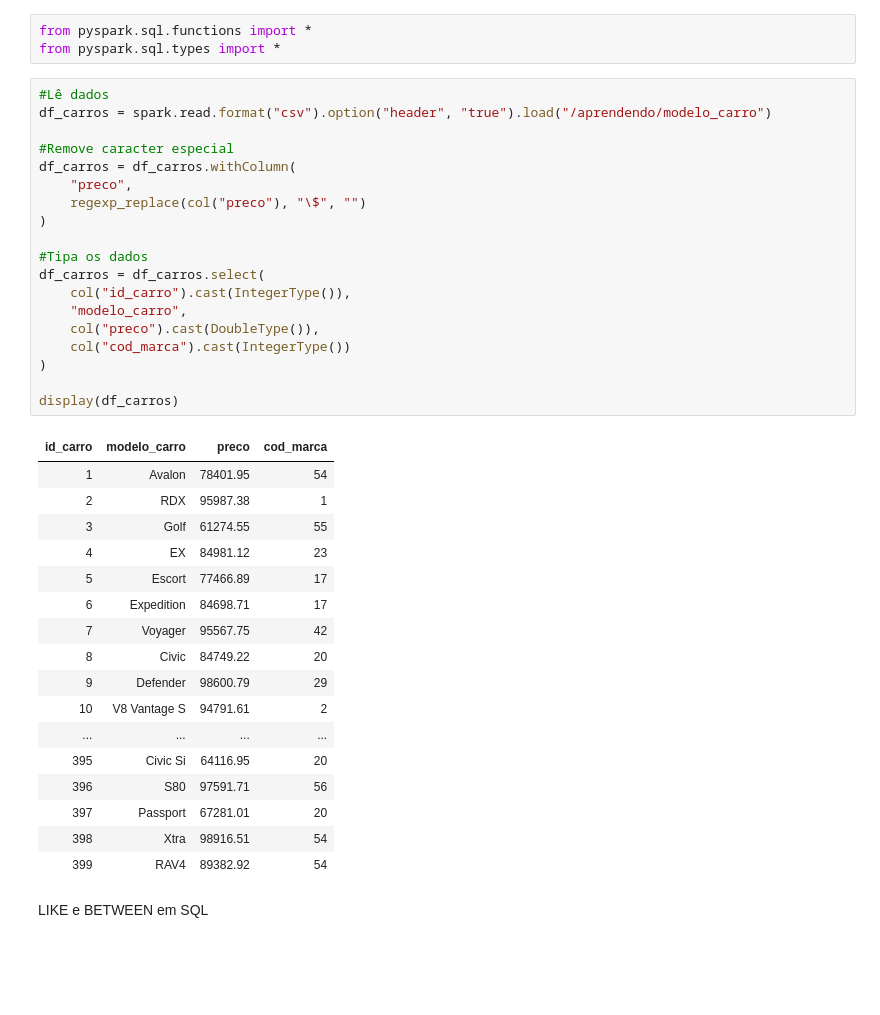
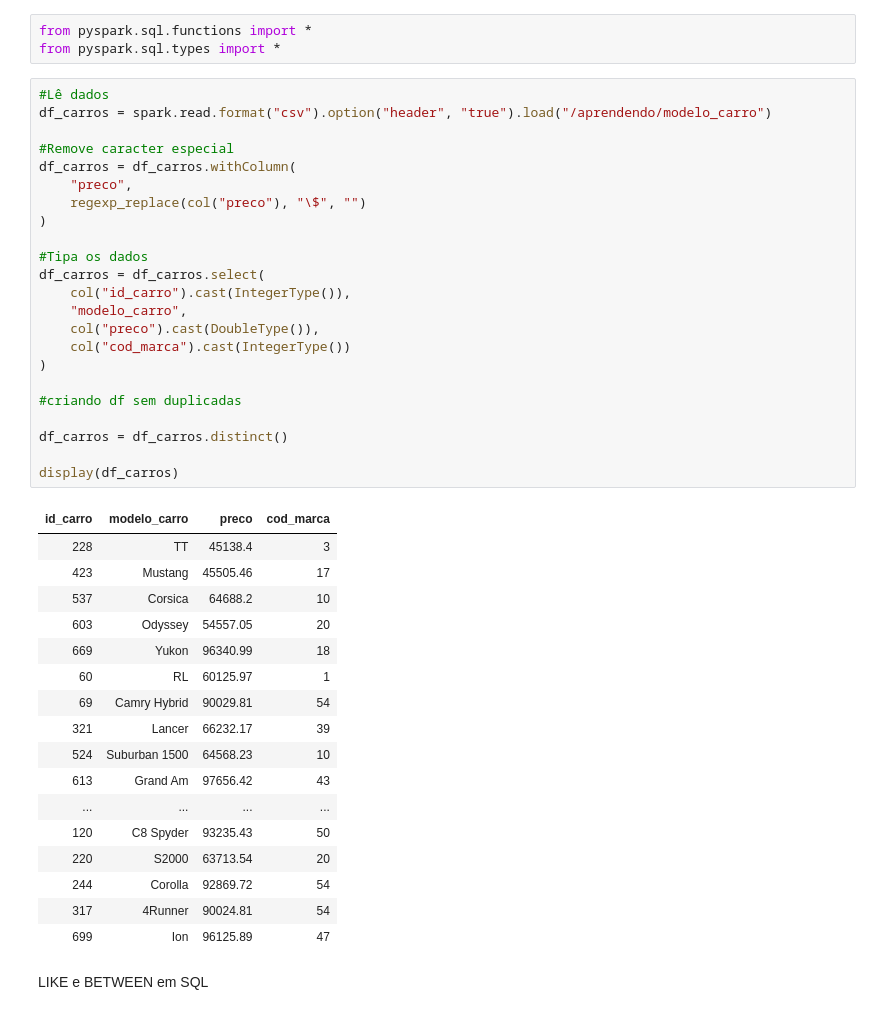
Before and after one commit to SheilaLM-Hub/Portf-lio, a Jupyter notebook: Like e Between.ipynb, the cells around one changed output. Cells and saved outputs as stored; diff of their text form; blank space fills up the shorter version.

```diff
--- a/Like e Between.ipynb
+++ b/Like e Between.ipynb
@@ -4,40 +4,44 @@ from pyspark.sql.types import *
 # %%
 #Lê dados
 df_carros = spark.read.format("csv").option("header", "true").load("/aprendendo/modelo_carro")
 
 #Remove caracter especial
 df_carros = df_carros.withColumn(
     "preco",
     regexp_replace(col("preco"), "\$", "")
 )
 
 #Tipa os dados
 df_carros = df_carros.select(
     col("id_carro").cast(IntegerType()),
     "modelo_carro",
     col("preco").cast(DoubleType()),
     col("cod_marca").cast(IntegerType())
 )
 
+#criando df sem duplicadas
+
+df_carros = df_carros.distinct()
+
 display(df_carros)
 # %% [output]
 | id_carro | modelo_carro | preco | cod_marca |
-| 1 | Avalon | 78401.95 | 54 |
-| 2 | RDX | 95987.38 | 1 |
-| 3 | Golf | 61274.55 | 55 |
-| 4 | EX | 84981.12 | 23 |
-| 5 | Escort | 77466.89 | 17 |
-| 6 | Expedition | 84698.71 | 17 |
-| 7 | Voyager | 95567.75 | 42 |
-| 8 | Civic | 84749.22 | 20 |
-| 9 | Defender | 98600.79 | 29 |
-| 10 | V8 Vantage S | 94791.61 | 2 |
+| 228 | TT | 45138.4 | 3 |
+| 423 | Mustang | 45505.46 | 17 |
+| 537 | Corsica | 64688.2 | 10 |
+| 603 | Odyssey | 54557.05 | 20 |
+| 669 | Yukon | 96340.99 | 18 |
+| 60 | RL | 60125.97 | 1 |
+| 69 | Camry Hybrid | 90029.81 | 54 |
+| 321 | Lancer | 66232.17 | 39 |
+| 524 | Suburban 1500 | 64568.23 | 10 |
+| 613 | Grand Am | 97656.42 | 43 |
 | ... | ... | ... | ... |
-| 395 | Civic Si | 64116.95 | 20 |
-| 396 | S80 | 97591.71 | 56 |
-| 397 | Passport | 67281.01 | 20 |
-| 398 | Xtra | 98916.51 | 54 |
-| 399 | RAV4 | 89382.92 | 54 |
+| 120 | C8 Spyder | 93235.43 | 50 |
+| 220 | S2000 | 63713.54 | 20 |
+| 244 | Corolla | 92869.72 | 54 |
+| 317 | 4Runner | 90024.81 | 54 |
+| 699 | Ion | 96125.89 | 47 |
 # %% [markdown]
 LIKE e BETWEEN em SQL
 # %%
```
